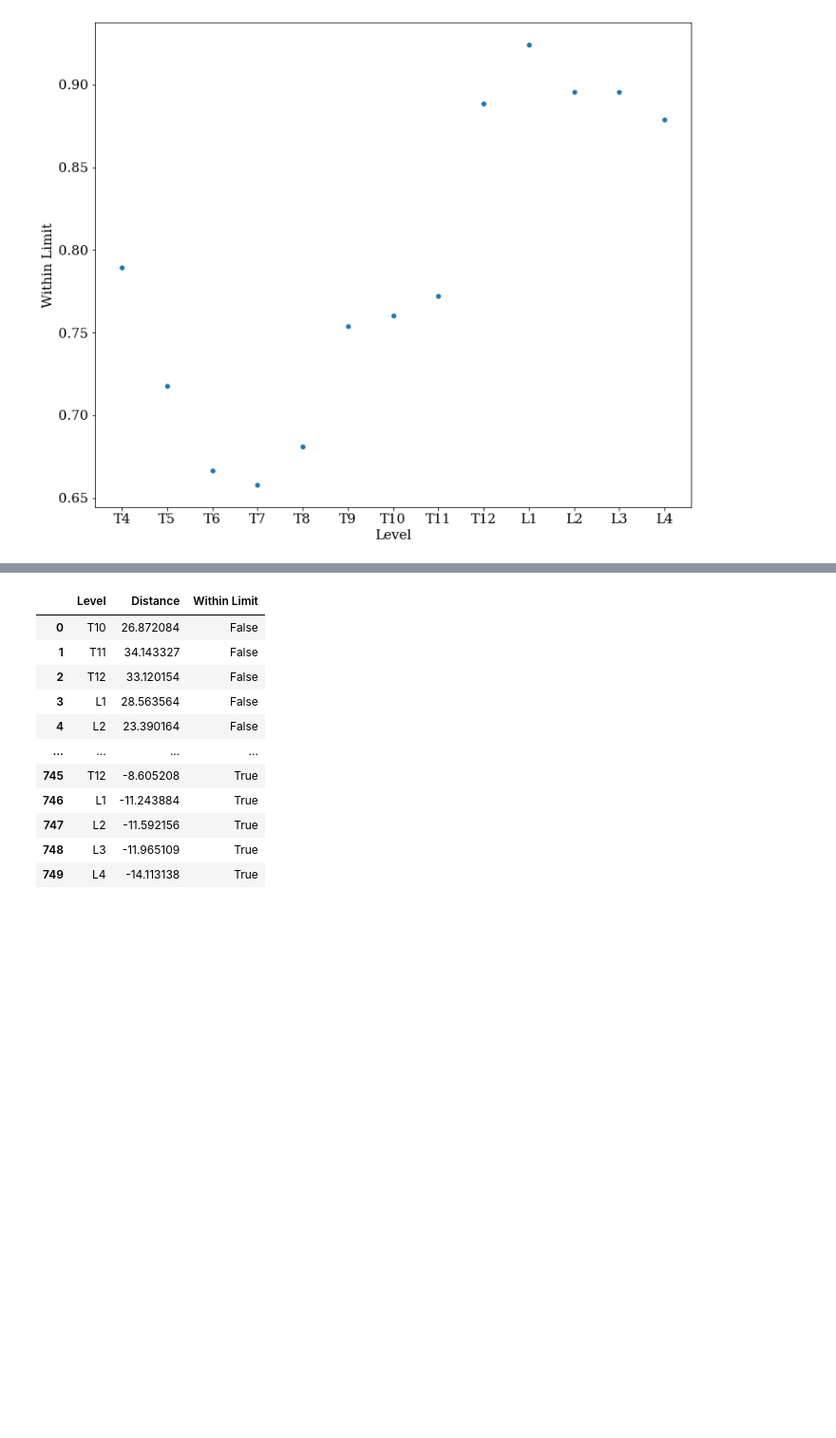
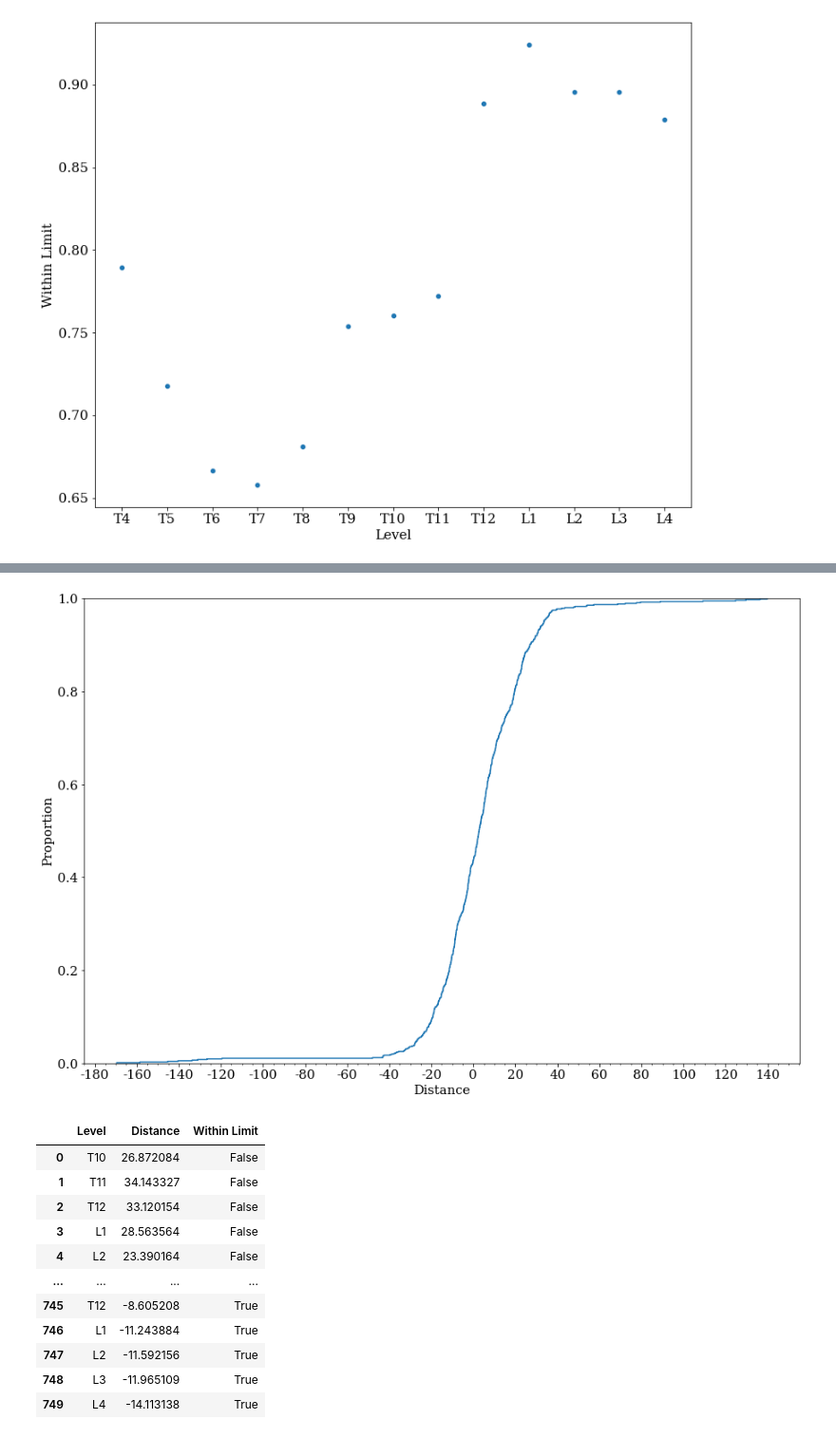
Before and after one commit to DMcSweeney/coronal_sagittal_cnn, a Jupyter notebook: notebooks/post_labelling.ipynb, the cells around one changed output, grey strips where cells are left out. Shown: that part at 95% size. Cells and saved outputs as stored; diff of their text form; code cells hidden in the pictures; blank space fills up the shorter version.

```diff
--- a/notebooks/post_labelling.ipynb
+++ b/notebooks/post_labelling.ipynb
@@ -192,3 +205,15 @@ ax.xaxis.set_minor_locator(MultipleLocator(5))
+# %%
+fig, ax = plt.subplots(1, 1, figsize=(15, 10))
+cmap = sns.cubehelix_palette(start=1.5, rot=-1, hue=1.4, gamma=1.0, as_cmap=False, n_colors=13)
+sns.ecdfplot(data=all_df, x='Distance', hue_order=ordered_verts, palette=cmap)
+
+ax.xaxis.set_major_locator(MultipleLocator(20))
+ax.xaxis.set_major_formatter('{x:.0f}')
+
+# For the minor ticks, use no labels; default NullFormatter.
+ax.xaxis.set_minor_locator(MultipleLocator(5))
+# %% [output]
+[figure, added]
 # %%
 all_df
 # %% [output]
```
Also changed, not shown: parts of 7 cells of this notebook, 7 other files.
